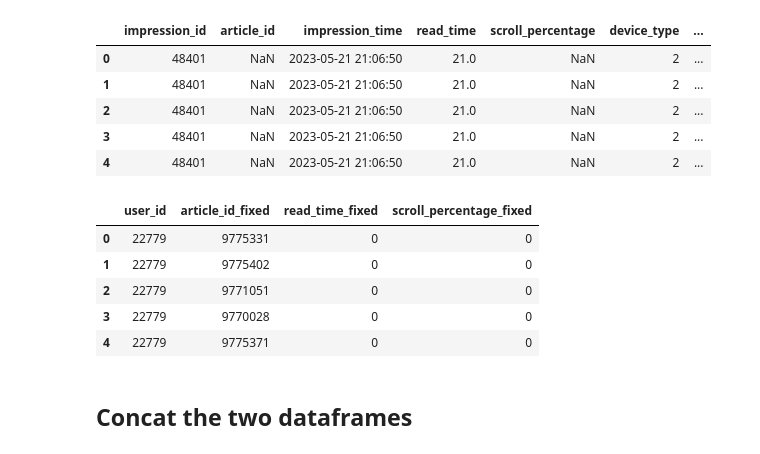
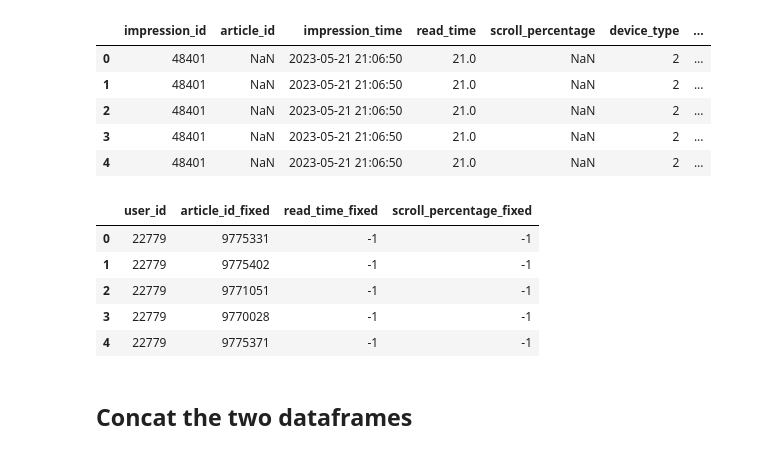
Before and after one commit to babogdanov/recsys-2024, a Jupyter notebook: item-to-item/build_matrix.ipynb, the cells around one changed output. Cells and saved outputs as stored; diff of their text form; code cells hidden in the pictures.

Commit message:
updated the scores for skipped articles

```diff
--- a/item-to-item/build_matrix.ipynb
+++ b/item-to-item/build_matrix.ipynb
@@ -81,19 +81,19 @@ user_skipped_articles.head()
 | 4 | 48401 | NaN | 2023-05-21 21:06:50 | 21.0 | NaN | 2 | ... |
 # %%
 user_skipped_articles = user_skipped_articles[['user_id', 'article_ids_skipped']]
-user_skipped_articles['read_time_fixed'] = 0
-user_skipped_articles['scroll_percentage_fixed'] = 0
+user_skipped_articles['read_time_fixed'] = -1
+user_skipped_articles['scroll_percentage_fixed'] = -1
 
 user_skipped_articles.rename(columns={'article_ids_skipped': 'article_id_fixed'}, inplace=True)
 
 user_skipped_articles.head()
 # %% [output]
 |  | user_id | article_id_fixed | read_time_fixed | scroll_percentage_fixed |
-| 0 | 22779 | 9775331 | 0 | 0 |
-| 1 | 22779 | 9775402 | 0 | 0 |
-| 2 | 22779 | 9771051 | 0 | 0 |
-| 3 | 22779 | 9770028 | 0 | 0 |
-| 4 | 22779 | 9775371 | 0 | 0 |
+| 0 | 22779 | 9775331 | -1 | -1 |
+| 1 | 22779 | 9775402 | -1 | -1 |
+| 2 | 22779 | 9771051 | -1 | -1 |
+| 3 | 22779 | 9770028 | -1 | -1 |
+| 4 | 22779 | 9775371 | -1 | -1 |
 # %% [markdown]
 ## Concat the two dataframes
 # %%
```
Also changed, not shown: parts of 16 cells of this notebook.
